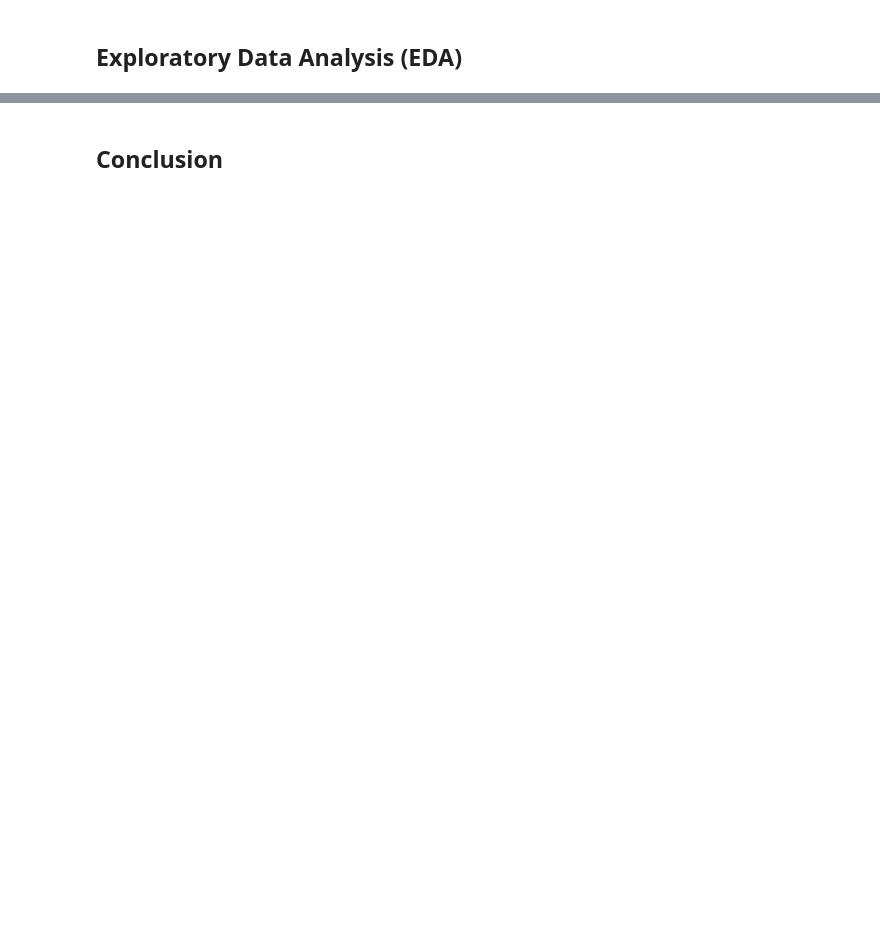
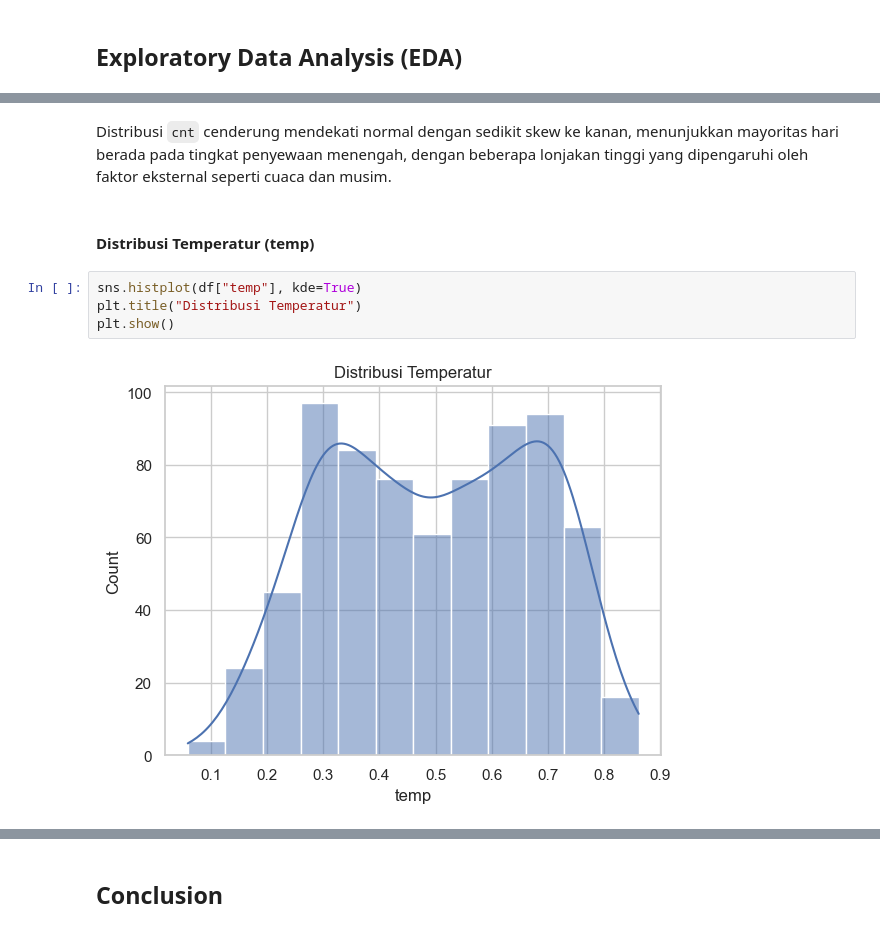
Before and after one commit to naylapoetrikurnia-hash/bike-dashboard, a Jupyter notebook: notebook.ipynb, the cells around one changed output, grey strips where cells are left out. Cells and saved outputs as stored; diff of their text form; blank space fills up the shorter version.

```diff
--- a/notebook.ipynb
+++ b/notebook.ipynb
@@ -363,0 +111,10 @@ plt.show()
+# %% [markdown]
+Distribusi `cnt` cenderung mendekati normal dengan sedikit skew ke kanan, menunjukkan mayoritas hari berada pada tingkat penyewaan menengah, dengan beberapa lonjakan tinggi yang dipengaruhi oleh faktor eksternal seperti cuaca dan musim.
+# %% [markdown]
+#### Distribusi Temperatur (temp)
+# %%
+sns.histplot(df["temp"], kde=True)
+plt.title("Distribusi Temperatur")
+plt.show()
+# %% [output]
+[figure, added]
```
Also changed, not shown: parts of 128 cells of this notebook, 1 other file.
